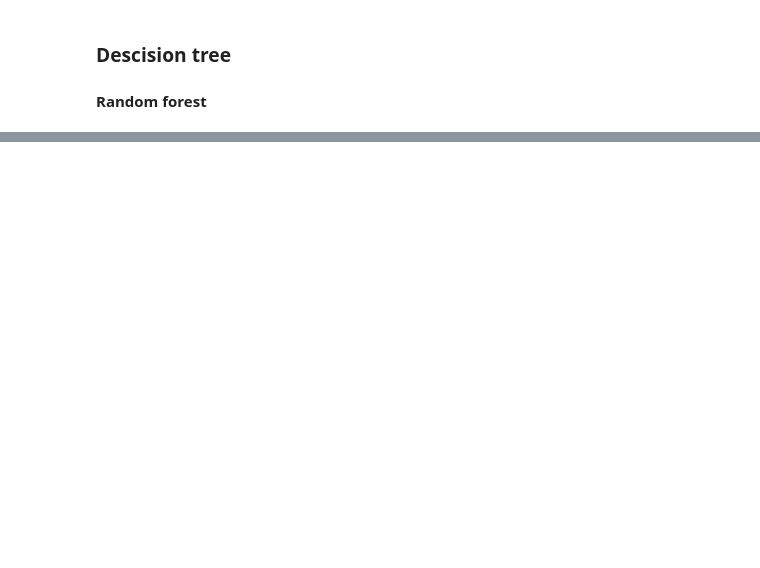
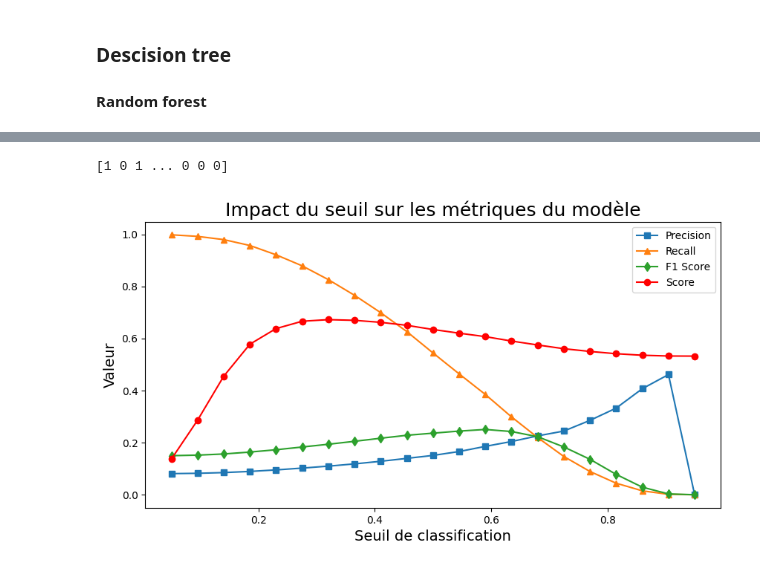
Before and after one commit to Fendlair/P7_Implementer_un_modele_de_scoring, a Jupyter notebook: Rebuffet_Etienne_3_notebook_modelisation_012025.ipynb, the cells around one changed output, grey strips where cells are left out. Cells and saved outputs as stored; diff of their text form; code cells hidden in the pictures; blank space fills up the shorter version.

```diff
--- a/Rebuffet_Etienne_3_notebook_modelisation_012025.ipynb
+++ b/Rebuffet_Etienne_3_notebook_modelisation_012025.ipynb
@@ -655,0 +860,26 @@ rfc_grid.fit(X_train, y_train)
+# %%
+mlflow.set_tracking_uri("http://127.0.0.1:8080")
+
+# Sets the current active experiment to the "Apple_Models" experiment and
+# returns the Experiment metadata
+imbalance_experiment = mlflow.set_experiment("Best_model_selection")
+# %%
+X_train = pd.read_csv("Data/cleaned/X_train.csv")
+y_train = pd.read_csv("Data/cleaned/y_train.csv")
+y_train = y_train.values
+X_test = pd.read_csv("Data/cleaned/X_test.csv")
+y_test = pd.read_csv("Data/cleaned/y_test.csv")
+y_test = y_test.values
+# %%
+# Charger le modèle
+model_uri = model_uri = 'runs:/fbfc55de1a5a42d38ccca051ea85102a/xgboost4loan'
+loaded_model = mlflow.xgboost.load_model(model_uri)
+# %%
+# Utiliser le modèle chargé
+# Notez que vous devez appliquer les mêmes étapes de prétraitement que celles utilisées lors de l'entraînement
+X_test_scaled = RobustScaler().fit_transform(X_test)
+# %%
+new_predictions = loaded_model.predict(X_test_scaled)
+print(new_predictions)
+# %% [output]
+[1 0 1 ... 0 0 0]
@@ -655,0 +915,19 @@ rfc_grid.fit(X_train, y_train)
+# %%
+# Visualiser l'impact des seuils
+
+plt.figure(figsize=(10, 5))
+
+plt.plot(metrics[:, 0], metrics[:, 1], label="Precision", marker='s')
+plt.plot(metrics[:, 0], metrics[:, 2], label="Recall", marker='^')
+plt.plot(metrics[:, 0], metrics[:, 3], label="F1 Score", marker='d')
+plt.plot(metrics[:, 0], metrics[:, 4], label="Score", marker='o', color="r")
+
+plt.xlabel("Seuil de classification", fontsize=14)
+plt.ylabel("Valeur", fontsize=14)
+plt.title("Impact du seuil sur les métriques du modèle", fontsize=18)
+plt.legend()
+fig.tight_layout()
+
+plt.show()
+# %% [output]
+[figure, added]
```
Also changed, not shown: parts of 88 cells of this notebook.
